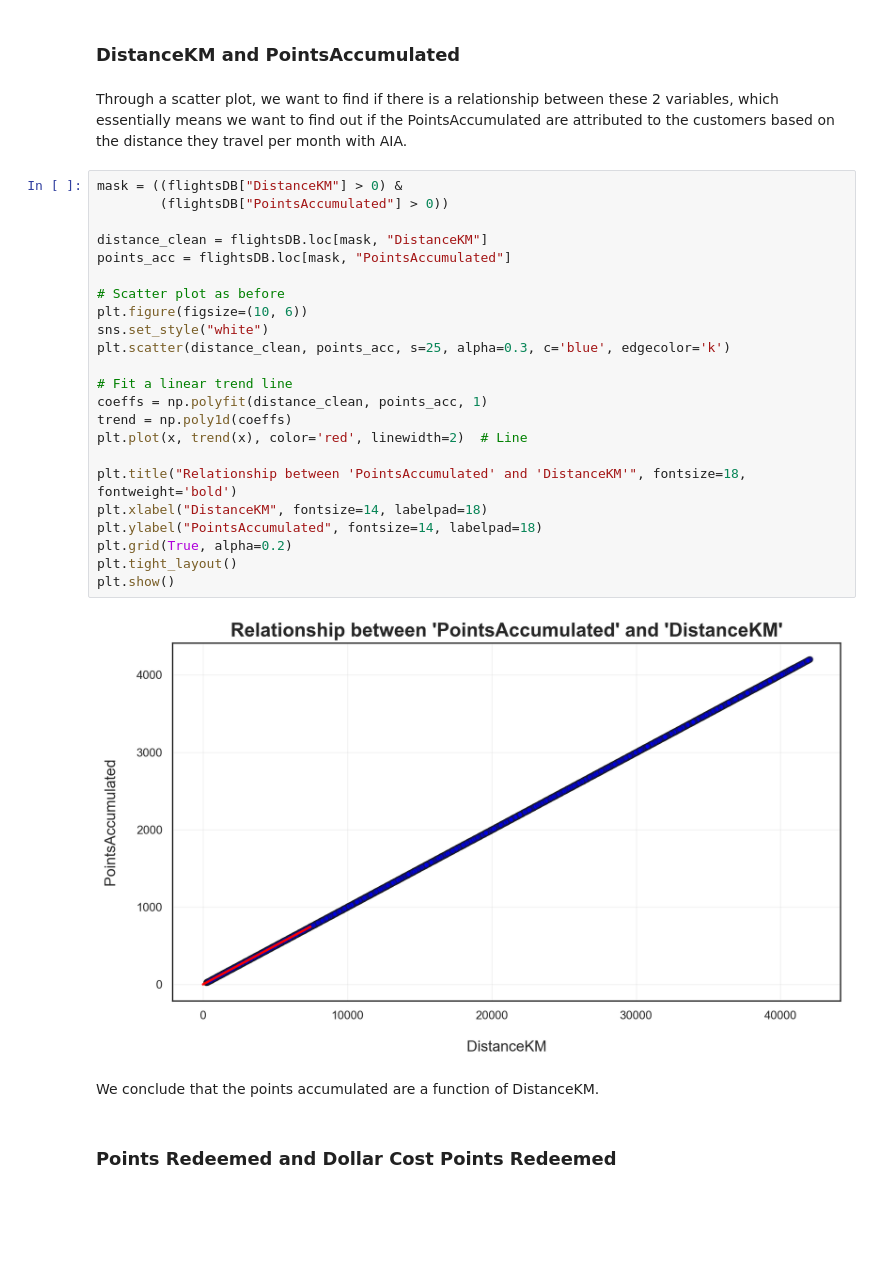
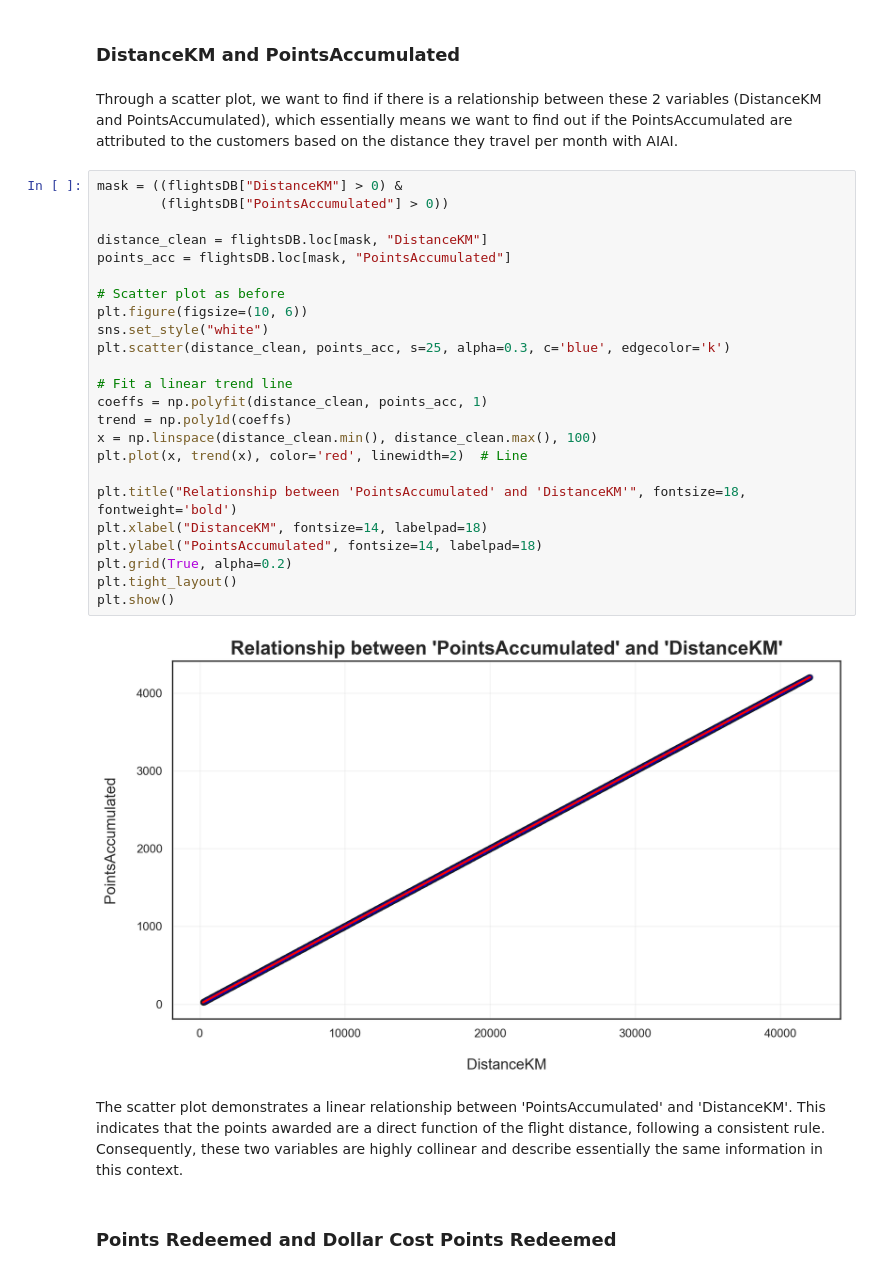
Before and after one commit to lourenco500/Data-Mining-Project, a Jupyter notebook: Data_Understanding_2.ipynb, the cells around one changed output. Saved outputs shown, nothing was run; the diff lists cells and outputs as text; blank space fills up the shorter version.

```diff
--- a/Data_Understanding_2.ipynb
+++ b/Data_Understanding_2.ipynb
@@ -249,34 +251,35 @@ From the boxplots above we can conclude that:
 # %% [markdown]
 ### DistanceKM and PointsAccumulated
 # %% [markdown]
-Through a scatter plot, we want to find if there is a relationship between these 2 variables, which essentially means we want to find out if the PointsAccumulated are attributed to the customers based on the distance they travel per month with AIA.
+Through a scatter plot, we want to find if there is a relationship between these 2 variables (DistanceKM and PointsAccumulated), which essentially means we want to find out if the PointsAccumulated are attributed to the customers based on the distance they travel per month with AIAI.
 # %%
 mask = ((flightsDB["DistanceKM"] > 0) &
         (flightsDB["PointsAccumulated"] > 0))
 
 distance_clean = flightsDB.loc[mask, "DistanceKM"]
 points_acc = flightsDB.loc[mask, "PointsAccumulated"]
 
 # Scatter plot as before
 plt.figure(figsize=(10, 6))
 sns.set_style("white")
 plt.scatter(distance_clean, points_acc, s=25, alpha=0.3, c='blue', edgecolor='k')
 
 # Fit a linear trend line
 coeffs = np.polyfit(distance_clean, points_acc, 1)
 trend = np.poly1d(coeffs)
+x = np.linspace(distance_clean.min(), distance_clean.max(), 100)
 plt.plot(x, trend(x), color='red', linewidth=2)  # Line
 
 plt.title("Relationship between 'PointsAccumulated' and 'DistanceKM'", fontsize=18, fontweight='bold')
 plt.xlabel("DistanceKM", fontsize=14, labelpad=18)
 plt.ylabel("PointsAccumulated", fontsize=14, labelpad=18)
 plt.grid(True, alpha=0.2)
 plt.tight_layout()
 plt.show()
 # %% [output]
-[figure, old version]
+[figure, new version]
 # %% [markdown]
-We conclude that the points accumulated are a function of DistanceKM.
+The scatter plot demonstrates a linear relationship between 'PointsAccumulated' and 'DistanceKM'. This indicates that the points awarded are a direct function of the flight distance, following a consistent rule. Consequently, these two variables are highly collinear and describe essentially the same information in this context.
 # %% [markdown]
 ### Points Redeemed and Dollar Cost Points Redeemed
 # %% [markdown]
```
Also changed, not shown: parts of 11 cells of this notebook.
